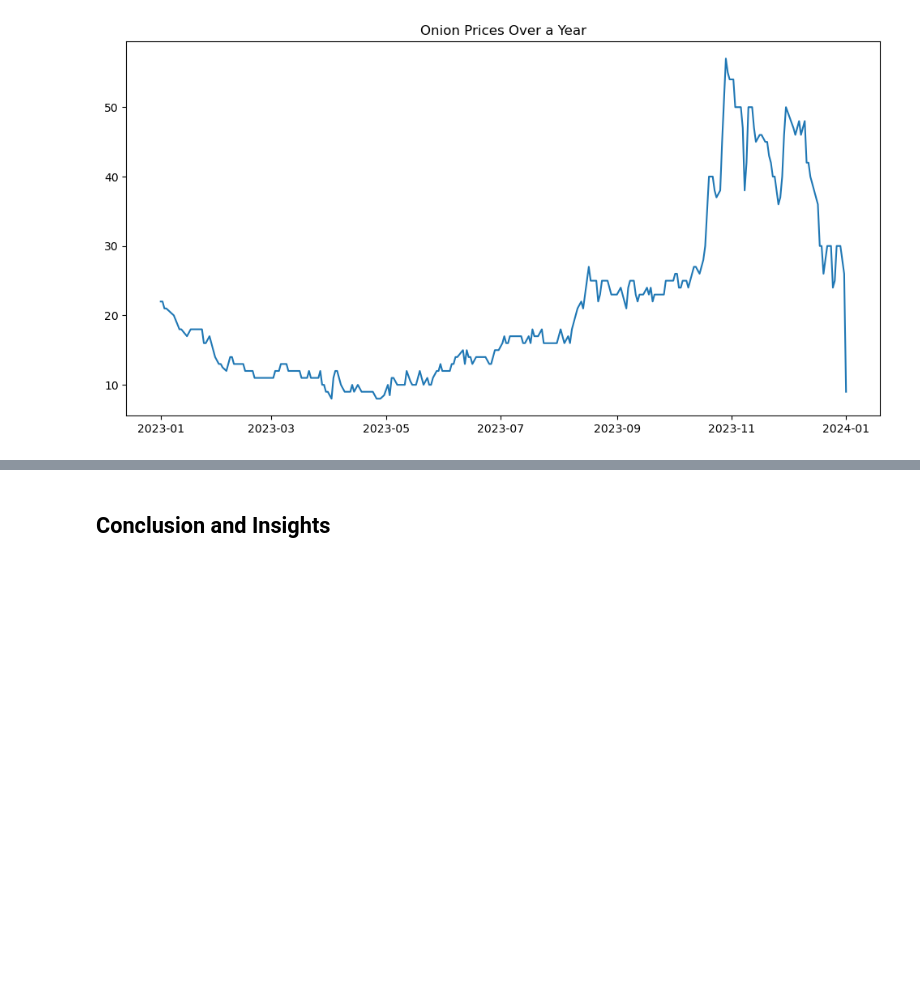
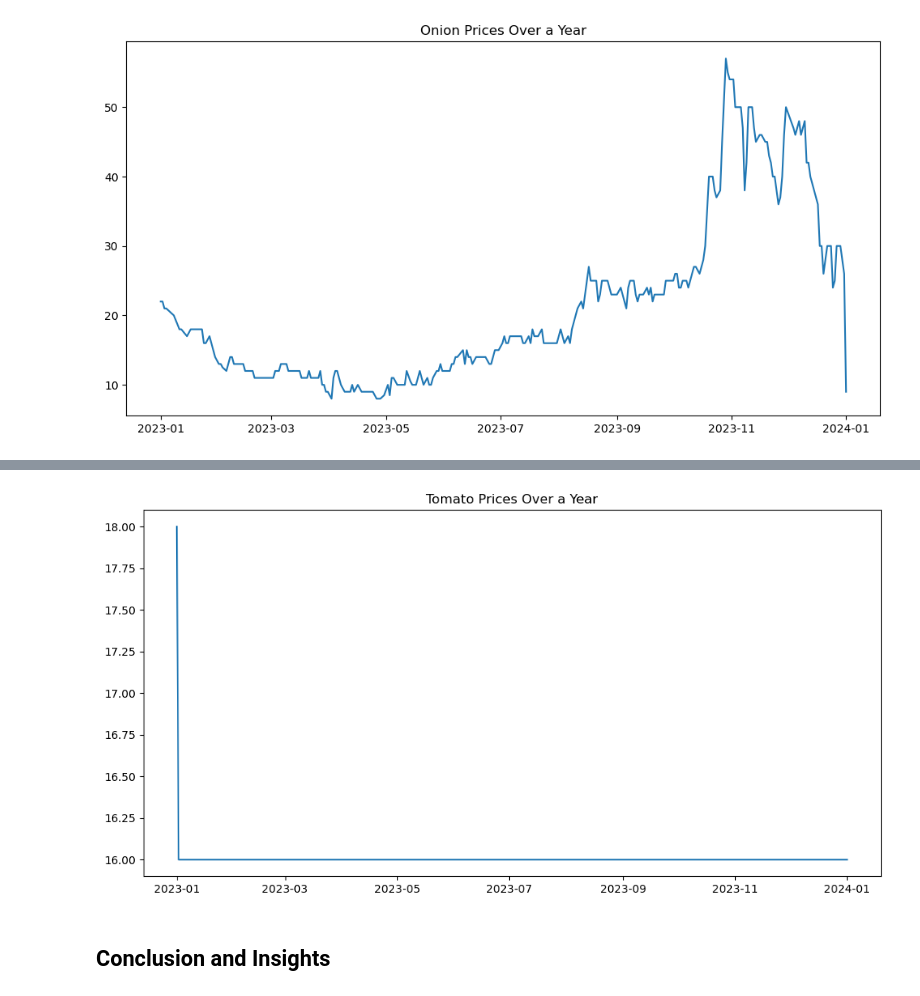
Before and after one commit to justin9503/MM6-Python-Project, a Jupyter notebook: Vegetable prices_MM6 (1).ipynb, the cells around one changed output, grey strips where cells are left out. Cells and saved outputs as stored; diff of their text form; code cells hidden in the pictures; blank space fills up the shorter version.

```diff
--- a/Vegetable prices_MM6 (1).ipynb
+++ b/Vegetable prices_MM6 (1).ipynb
@@ -273,2 +284,13 @@ plt.show()
+# %%
+tomatov_prices = df['Tomato']
+# %%
+plt.figure(figsize=(12, 6))
+plt.plot(dates, tomatov_prices)
+plt.title('Tomato Prices Over a Year')
+
+# Show the plot
+plt.show()
+# %% [output]
+[figure, added]
 # %% [markdown]
 ## Conclusion and Insights
```
Also changed, not shown: parts of 40 cells of this notebook.
